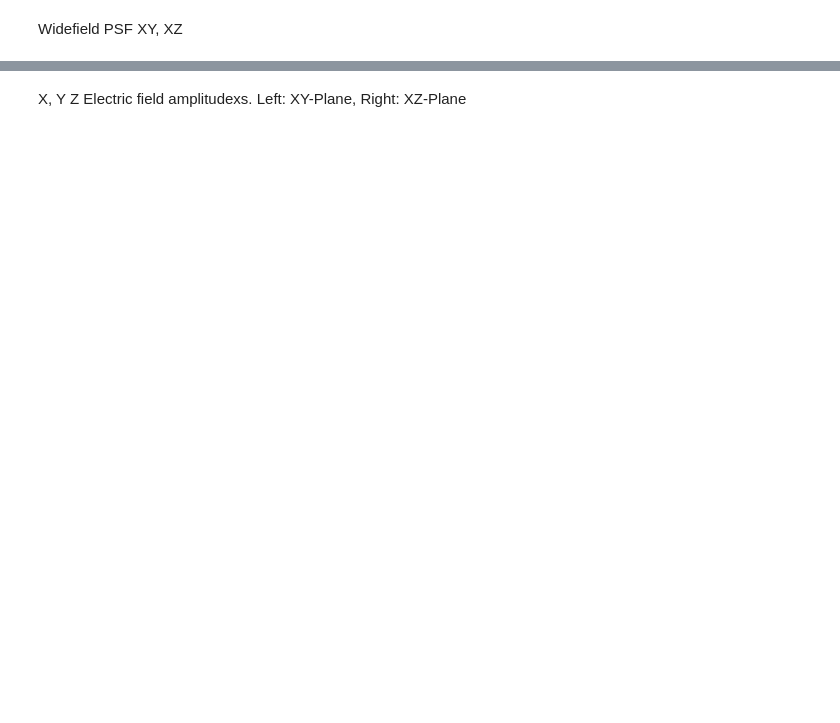
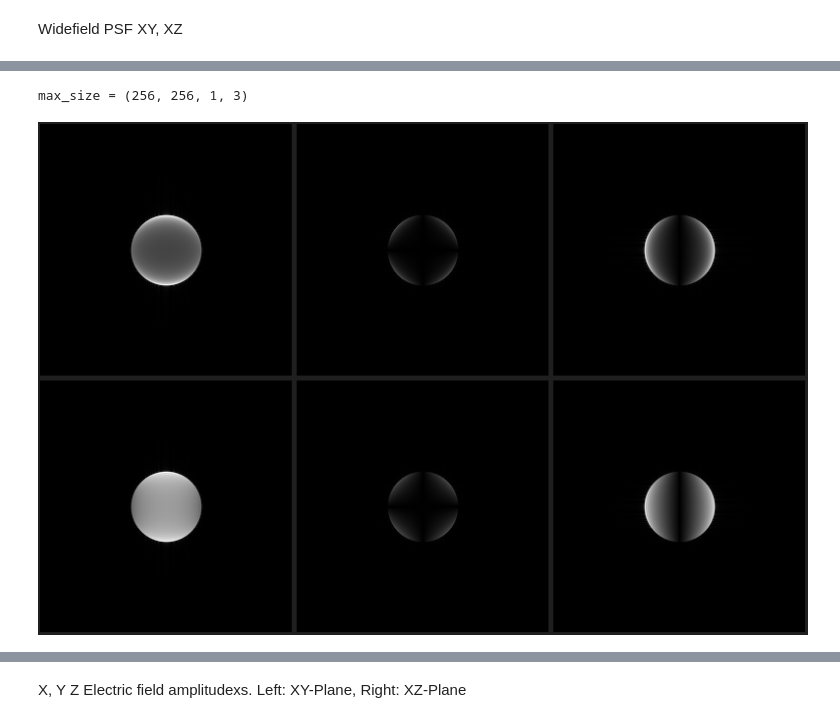
Before and after one commit to RainerHeintzmann/PointSpreadFunctions.jl, a Jupyter notebook: examples/PSFs_demo.ipynb, the cells around one changed output, grey strips where cells are left out. Cells and saved outputs as stored; diff of their text form; code cells hidden in the pictures; blank space fills up the shorter version.

```diff
--- a/examples/PSFs_demo.ipynb
+++ b/examples/PSFs_demo.ipynb
@@ -83,0 +119,11 @@ max_size = (256, 256, 1, 2)
+# %%
+pp_em = PSFParams(0.5, 1.4, 1.52; pol=pol_x, method=MethodPropagate)
+pa_em = apsf((256,256,1), pp_em; sampling=sampling)
+
+pp_ex = PSFParams(0.5, 1.4, 1.52; pol=pol_x, method=MethodPropagate, aplanatic=aplanatic_illumination)
+pa_ex = apsf((256,256,1), pp_ex; sampling=sampling)
+# size(pa_ex)
+show_xyz(ft2d(pa_em), ft2d(pa_ex), gamma=1.0)
+# %% [output]
+max_size = (256, 256, 1, 3)
+[figure, added]
```
Also changed, not shown: parts of 39 cells of this notebook.
